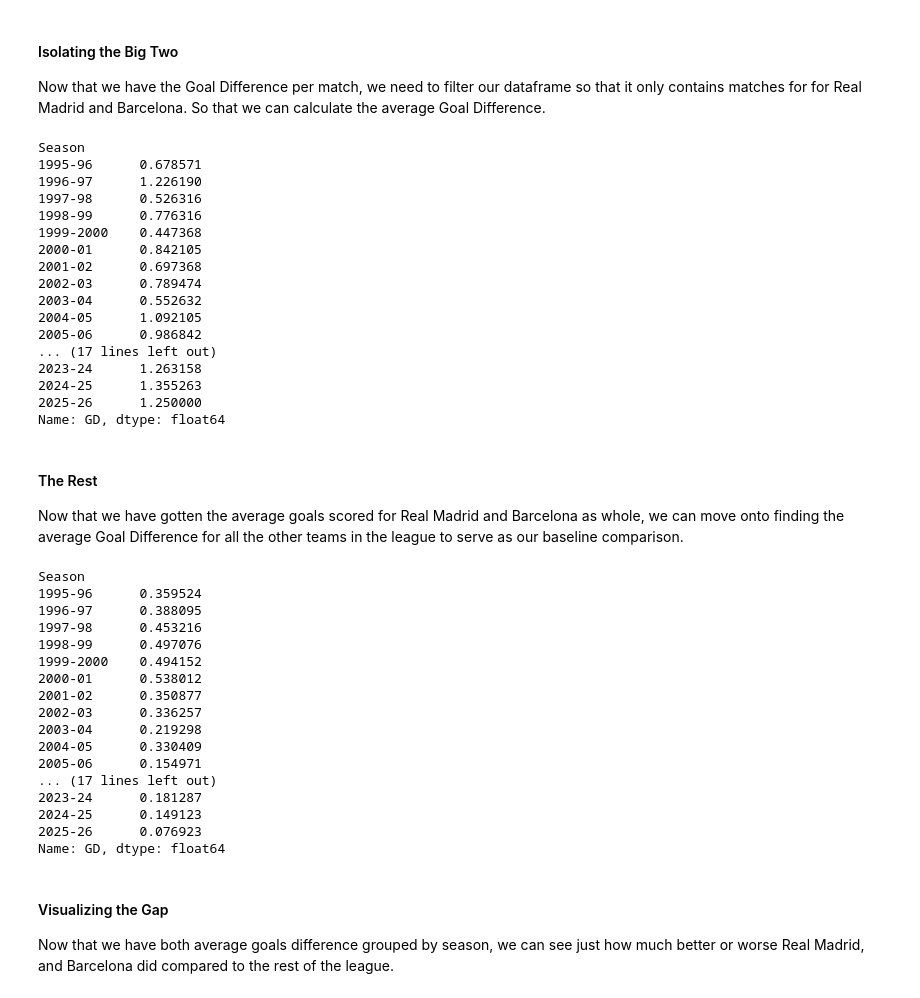
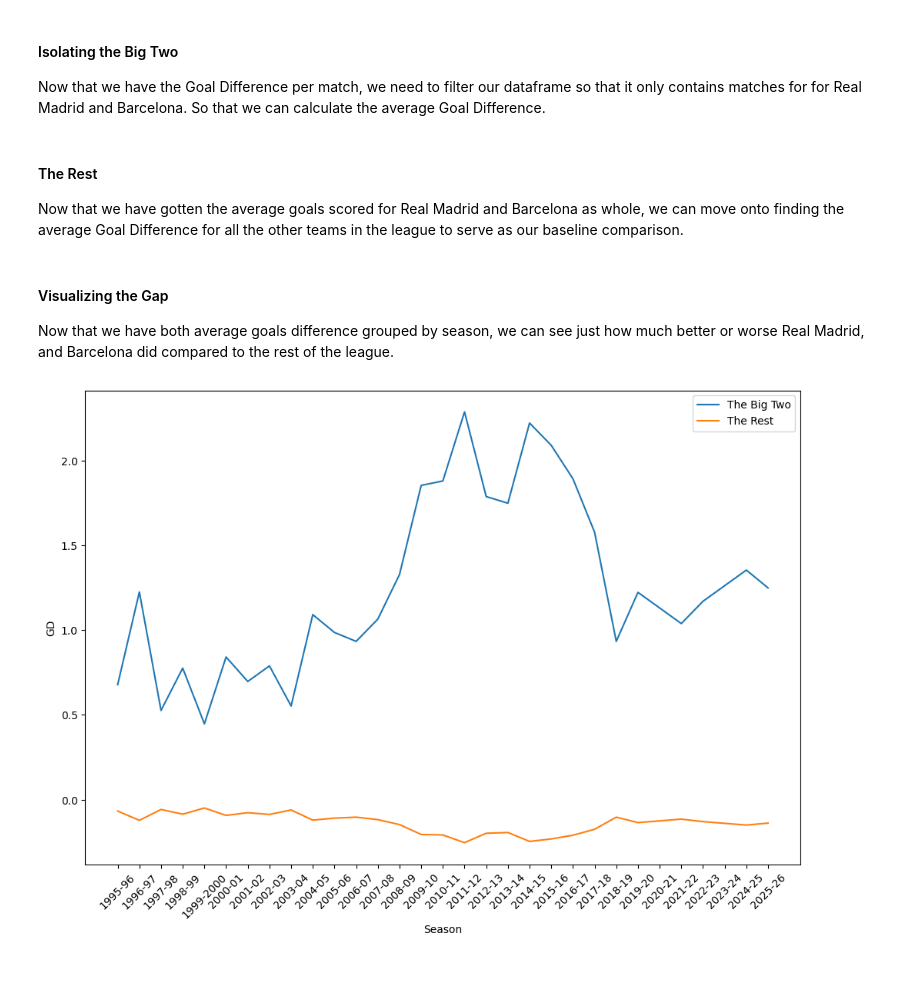
Before and after one commit to DoubleC8/LaLiga-Historical-Trends-EDA, a Jupyter notebook: End_to_End_Covid_Affect_on_La_liga_Eda.ipynb, the cells around one changed output. Cells and saved outputs as stored; diff of their text form; code cells hidden in the pictures; blank space fills up the shorter version.

Commit message:
Finished phase 2 by adding graph

```diff
--- a/End_to_End_Covid_Affect_on_La_liga_Eda.ipynb
+++ b/End_to_End_Covid_Affect_on_La_liga_Eda.ipynb
@@ -246,25 +246,7 @@ away_barca = df[df['AwayTeam'] == 'Barcelona'].drop(df.columns.difference(['Seas
 
 merged_big_two = pd.concat([home_madrid, away_madrid, home_barca, away_barca])
 
-merged_big_two.groupby('Season')['GD'].mean()
+big_two_trend = merged_big_two.groupby('Season')['GD'].mean().reset_index()
-# %% [output]
-Season
-1995-96      0.678571
-1996-97      1.226190
-1997-98      0.526316
-1998-99      0.776316
-1999-2000    0.447368
-2000-01      0.842105
-2001-02      0.697368
-2002-03      0.789474
-2003-04      0.552632
-2004-05      1.092105
-2005-06      0.986842
-... (17 lines left out)
-2023-24      1.263158
-2024-25      1.355263
-2025-26      1.250000
-Name: GD, dtype: float64
 # %% [markdown]
 #### The Rest
 Now that we have gotten the average goals scored for Real Madrid and Barcelona as whole, we can move onto finding the average Goal Difference for all the other teams in the league to serve as our baseline comparison.
@@ -272,27 +254,20 @@ Now that we have gotten the average goals scored for Real Madrid and Barcelona a
 home_all = df[~df['HomeTeam'].isin(['Real Madrid', 'Barcelona'])].drop(df.columns.difference(['Season', 'Home_GD']), axis = 1).rename(columns = {'Home_GD': 'GD'})
 away_all = df[~df['AwayTeam'].isin(['Real Madrid', 'Barcelona'])].drop(df.columns.difference(['Season', 'Away_GD']), axis = 1).rename(columns = {'Away_GD': 'GD'})
 
-merged_all = pd.concat([home_all, home_all])
+merged_all = pd.concat([home_all, away_all])
 
-merged_all.groupby('Season')['GD'].mean()
+rest_trend = merged_all.groupby('Season')['GD'].mean().reset_index()
-# %% [output]
-Season
-1995-96      0.359524
-1996-97      0.388095
-1997-98      0.453216
-1998-99      0.497076
-1999-2000    0.494152
-2000-01      0.538012
-2001-02      0.350877
-2002-03      0.336257
-2003-04      0.219298
-2004-05      0.330409
-2005-06      0.154971
-... (17 lines left out)
-2023-24      0.181287
-2024-25      0.149123
-2025-26      0.076923
-Name: GD, dtype: float64
 # %% [markdown]
 #### Visualizing the Gap
 Now that we have both average goals difference grouped by season, we can see just how much better or worse Real Madrid, and Barcelona did compared to the rest of the league.
+# %%
+plt.figure(figsize=(12, 8))
+sb.lineplot(data = big_two_trend, x = 'Season', y = 'GD', label = 'The Big Two')
+sb.lineplot(data = rest_trend, x = 'Season', y = 'GD', label = 'The Rest')
+
+plt.xticks(rotation = 45)
+plt.legend()
+
+plt.show()
+# %% [output]
+[figure, added]
```
